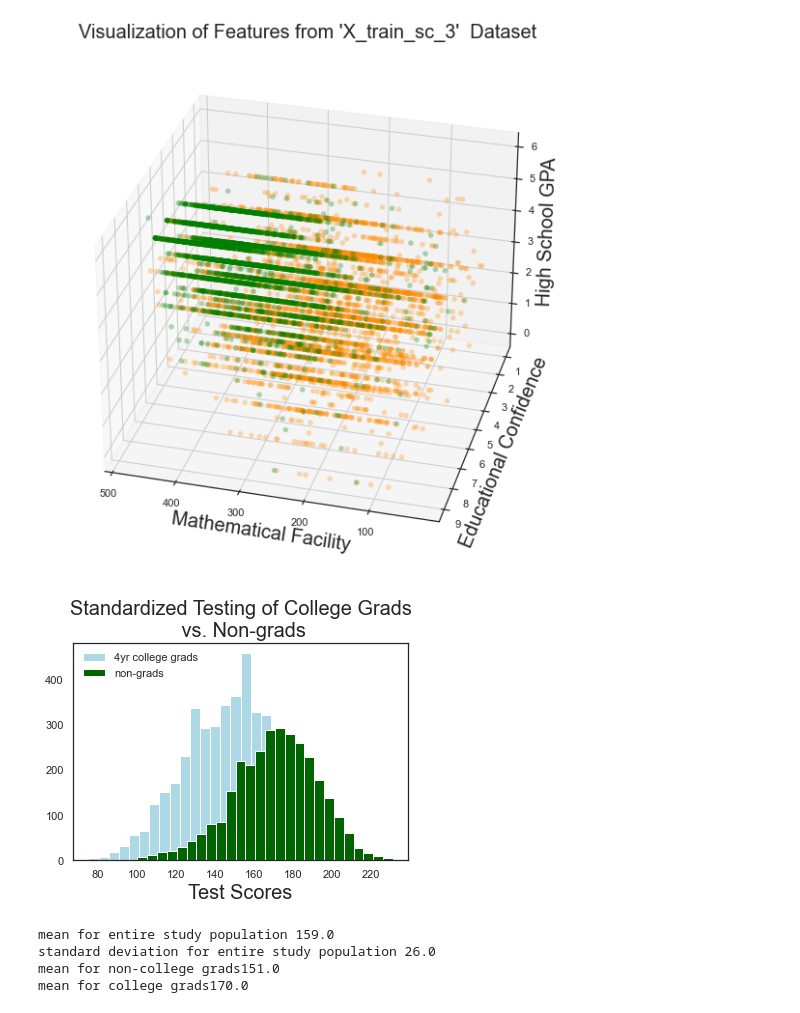
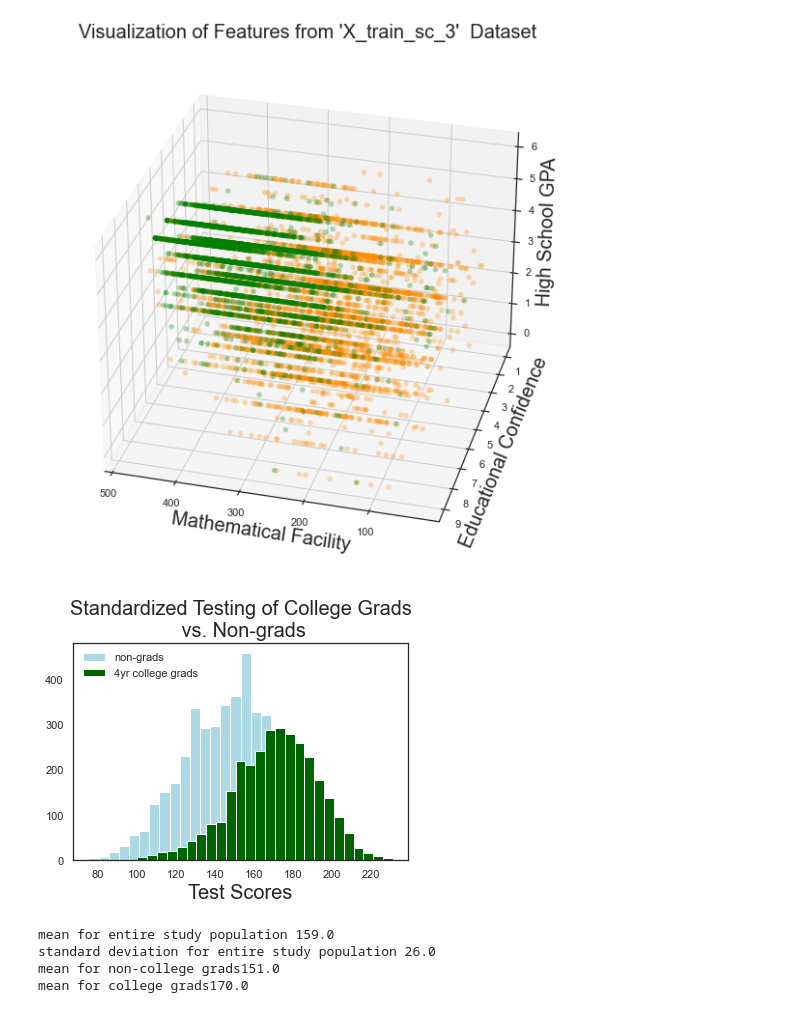
Before and after one commit to eonslemp/ML_assisted_college_advising, a Jupyter notebook: code/final_notebook.ipynb, the cells around one changed output. Cells and saved outputs as stored; diff of their text form; code cells hidden in the pictures.

```diff
--- a/code/final_notebook.ipynb
+++ b/code/final_notebook.ipynb
@@ -854,16 +829,16 @@ Adding an axes using the same arguments as a previous axes currently reuses the
 # %%
 plt.hist(imp_not_coll_train.testing, alpha=1, bins=30, color='lightblue')
 plt.hist(imp_coll_4yr_train.testing, alpha=1, bins=30, color='darkgreen')
 plt.style.use('seaborn-ticks')
 plt.title('Standardized Testing of College Grads\n vs. Non-grads',size = 20)
 plt.xlabel('Test Scores',size = 20)
-plt.legend(['4yr college grads','non-grads'], loc = 2)
+plt.legend(['non-grads','4yr college grads'], loc = 2)
 sns.set(style = "white")
 plt.savefig('testinghist3.png', bbox_inches='tight')
 
 plt.show()
 # %% [output]
-[figure, old version]
+[figure, new version]
 # %%
 print(f'mean for entire study population {round(imp_training.testing.mean())}')
 print(f'standard deviation for entire study population {round(imp_training.testing.std())}')
```
Also changed, not shown: parts of 20 cells of this notebook, 4 other files.
